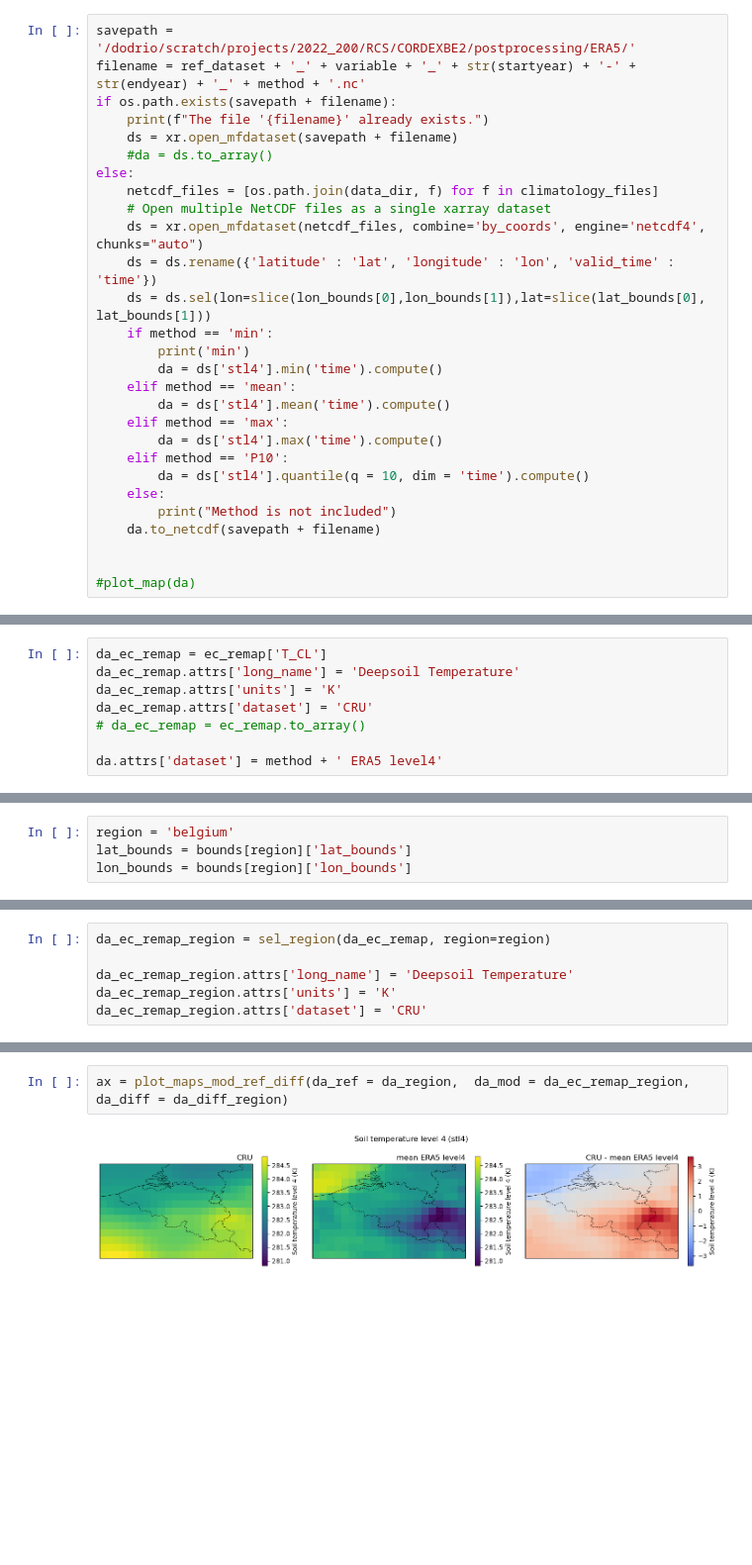
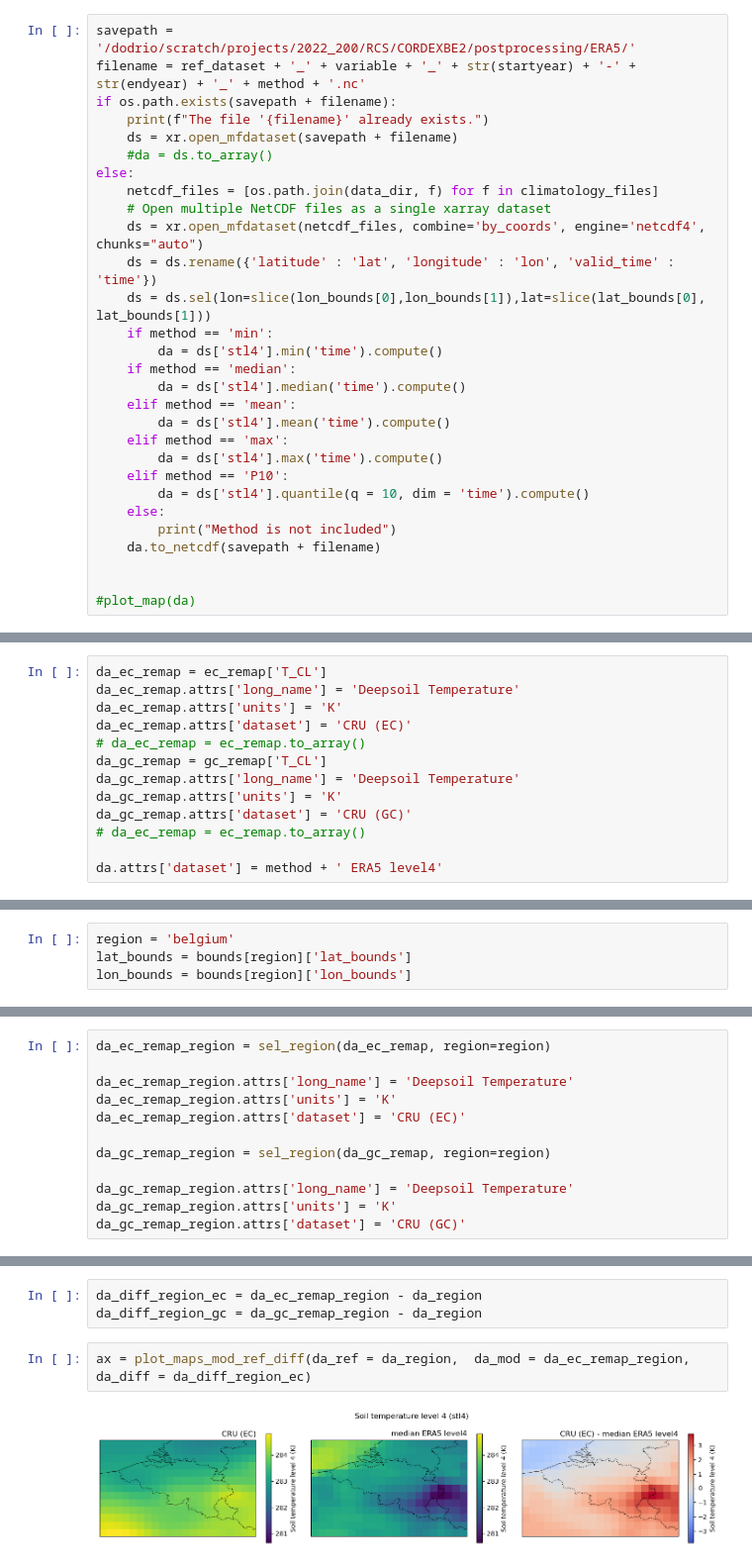
Before and after one commit to CORDEX-be2/ValEnsPy, a Jupyter notebook: evaluation_cclm/Deepsoil/CCLM_eval_era5_climatology.ipynb, the cells around one changed output, grey strips where cells are left out. Shown at 99% size. Drawn from its saved outputs; the diff is of its cells as text; blank space fills up the shorter version.

```diff
--- a/evaluation_cclm/Deepsoil/CCLM_eval_era5_climatology.ipynb
+++ b/evaluation_cclm/Deepsoil/CCLM_eval_era5_climatology.ipynb
@@ -110,8 +101,9 @@ else:
     ds = ds.rename({'latitude' : 'lat', 'longitude' : 'lon', 'valid_time' : 'time'})
     ds = ds.sel(lon=slice(lon_bounds[0],lon_bounds[1]),lat=slice(lat_bounds[0], lat_bounds[1]))
     if method == 'min':
-        print('min')
         da = ds['stl4'].min('time').compute()
+    if method == 'median':
+        da = ds['stl4'].median('time').compute()
     elif method == 'mean':
         da = ds['stl4'].mean('time').compute()
     elif method == 'max':
@@ -162,7 +156,12 @@ ec_remap = remap_cdo(ds = da_ec_extp_soil, target_grid = gridfile, remap_method=
 da_ec_remap = ec_remap['T_CL']
 da_ec_remap.attrs['long_name'] = 'Deepsoil Temperature'
 da_ec_remap.attrs['units'] = 'K'
-da_ec_remap.attrs['dataset'] = 'CRU'
+da_ec_remap.attrs['dataset'] = 'CRU (EC)'
+# da_ec_remap = ec_remap.to_array()
+da_gc_remap = gc_remap['T_CL']
+da_gc_remap.attrs['long_name'] = 'Deepsoil Temperature'
+da_gc_remap.attrs['units'] = 'K'
+da_gc_remap.attrs['dataset'] = 'CRU (GC)'
 # da_ec_remap = ec_remap.to_array()
 
 da.attrs['dataset'] = method + ' ERA5 level4'
@@ -262,4 +241,10 @@ da_ec_remap_region = sel_region(da_ec_remap, region=region)
 
 da_ec_remap_region.attrs['long_name'] = 'Deepsoil Temperature'
 da_ec_remap_region.attrs['units'] = 'K'
-da_ec_remap_region.attrs['dataset'] = 'CRU'
+da_ec_remap_region.attrs['dataset'] = 'CRU (EC)'
+
+da_gc_remap_region = sel_region(da_gc_remap, region=region)
+
+da_gc_remap_region.attrs['long_name'] = 'Deepsoil Temperature'
+da_gc_remap_region.attrs['units'] = 'K'
+da_gc_remap_region.attrs['dataset'] = 'CRU (GC)'
@@ -293,4 +261,7 @@ CRU
+# %%
+da_diff_region_ec = da_ec_remap_region - da_region
+da_diff_region_gc = da_gc_remap_region - da_region
 # %%
-ax = plot_maps_mod_ref_diff(da_ref = da_region,  da_mod = da_ec_remap_region,  da_diff = da_diff_region)
+ax = plot_maps_mod_ref_diff(da_ref = da_region,  da_mod = da_ec_remap_region,  da_diff = da_diff_region_ec)
 # %% [output]
-[figure, old version]
+[figure, new version]
```
Also changed, not shown: parts of 17 cells of this notebook.
